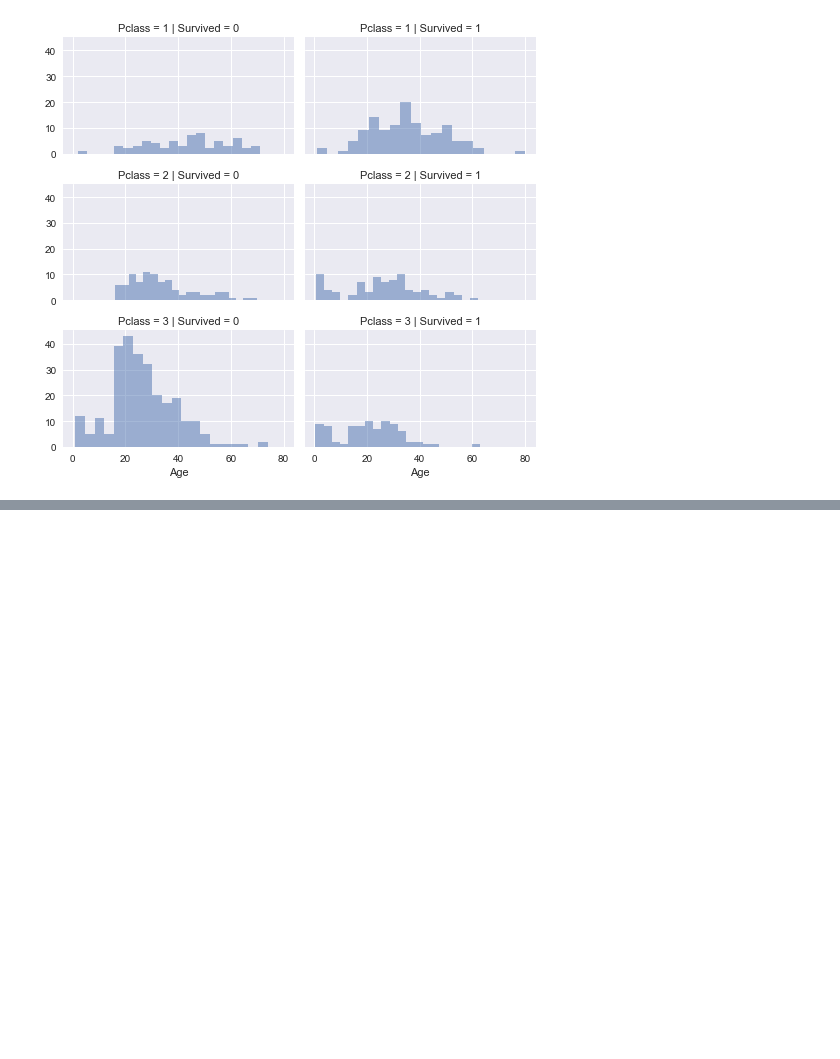
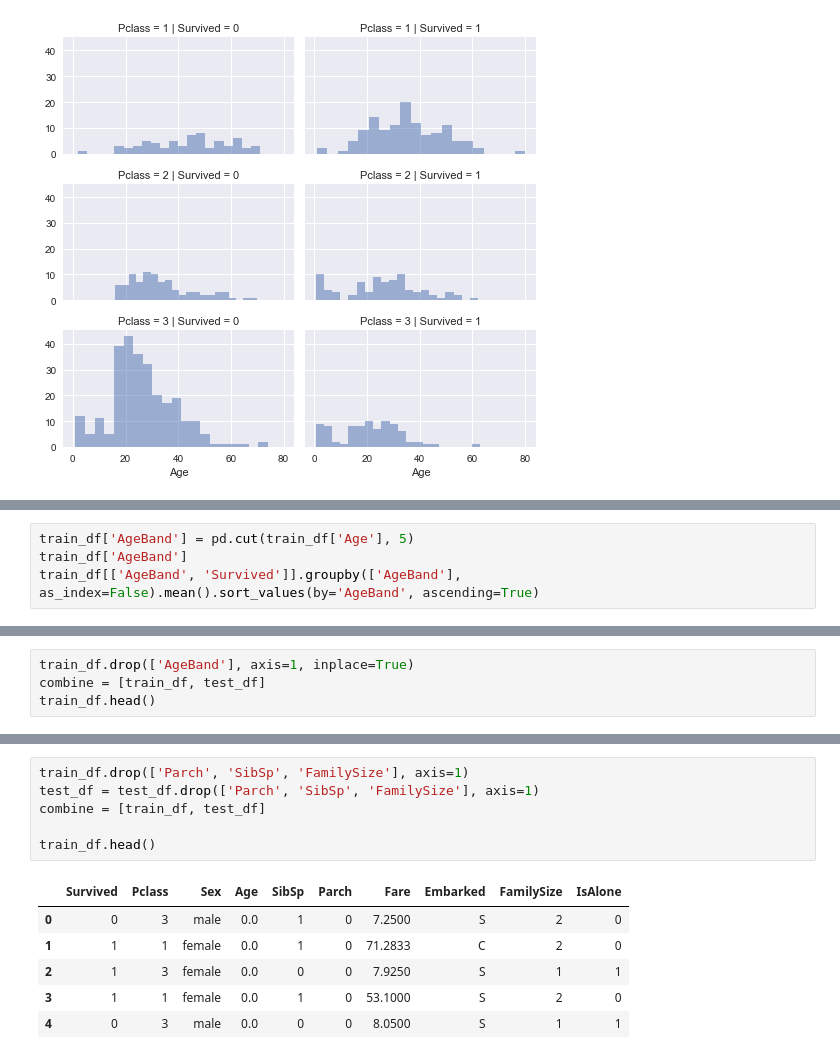
Before and after one commit to jissac/machine_learning, a Jupyter notebook: Titanic/Titanic Analysis.ipynb, the cells around one changed output, grey strips where cells are left out. Saved outputs shown, nothing was run; the diff lists cells and outputs as text; blank space fills up the shorter version.

```diff
--- a/Titanic/Titanic Analysis.ipynb
+++ b/Titanic/Titanic Analysis.ipynb
@@ -166,0 +293,4 @@ grid.add_legend()
+# %%
+train_df['AgeBand'] = pd.cut(train_df['Age'], 5)
+train_df['AgeBand']
+train_df[['AgeBand', 'Survived']].groupby(['AgeBand'], as_index=False).mean().sort_values(by='AgeBand', ascending=True)
@@ -166,0 +319,4 @@ grid.add_legend()
+# %%
+train_df.drop(['AgeBand'], axis=1, inplace=True)
+combine = [train_df, test_df]
+train_df.head()
@@ -166,0 +356,13 @@ grid.add_legend()
+# %%
+train_df.drop(['Parch', 'SibSp', 'FamilySize'], axis=1)
+test_df = test_df.drop(['Parch', 'SibSp', 'FamilySize'], axis=1)
+combine = [train_df, test_df]
+
+train_df.head()
+# %% [output]
+|  | Survived | Pclass | Sex | Age | SibSp | Parch | Fare | Embarked | FamilySize | IsAlone |
+| 0 | 0 | 3 | male | 0.0 | 1 | 0 | 7.2500 | S | 2 | 0 |
+| 1 | 1 | 1 | female | 0.0 | 1 | 0 | 71.2833 | C | 2 | 0 |
+| 2 | 1 | 3 | female | 0.0 | 0 | 0 | 7.9250 | S | 1 | 1 |
+| 3 | 1 | 1 | female | 0.0 | 1 | 0 | 53.1000 | S | 2 | 0 |
+| 4 | 0 | 3 | male | 0.0 | 0 | 0 | 8.0500 | S | 1 | 1 |
```
Also changed, not shown: parts of 26 cells of this notebook, 1 other file.
